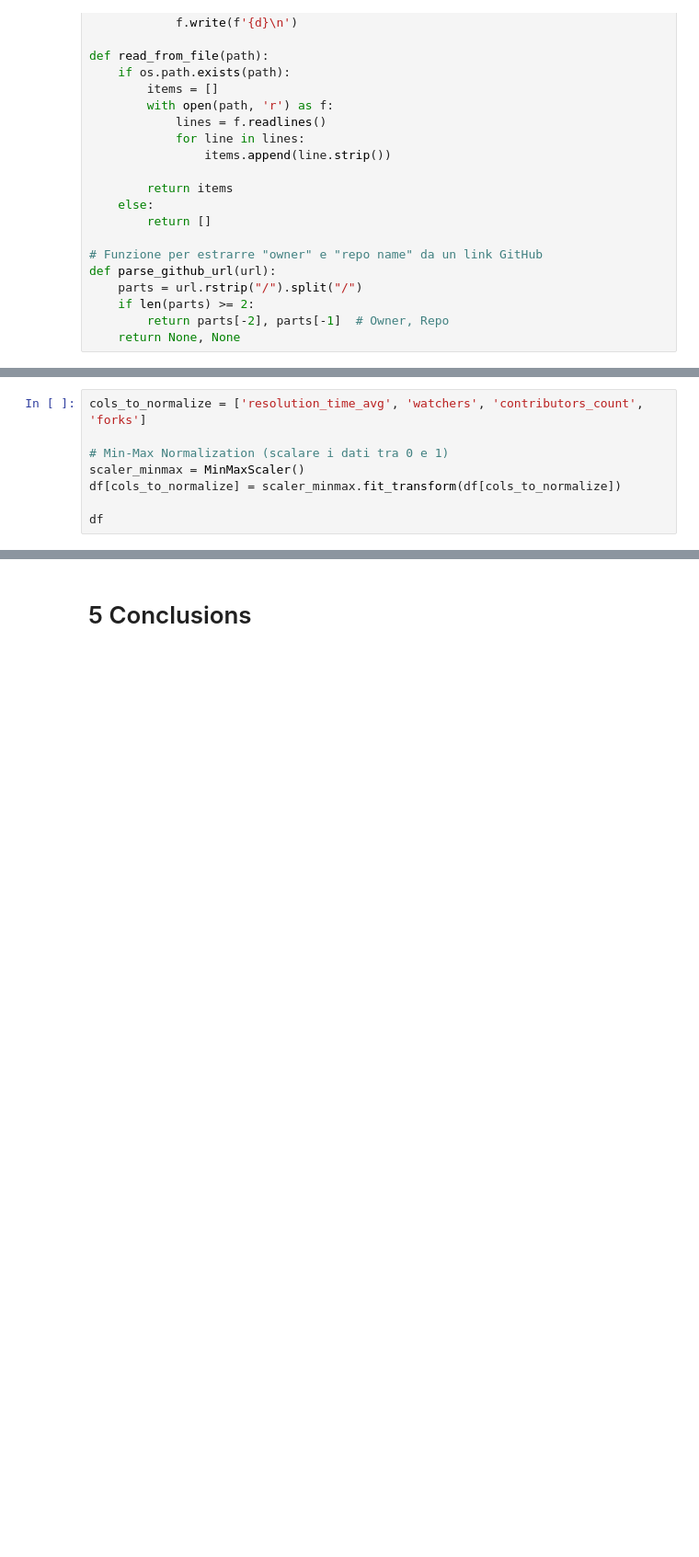
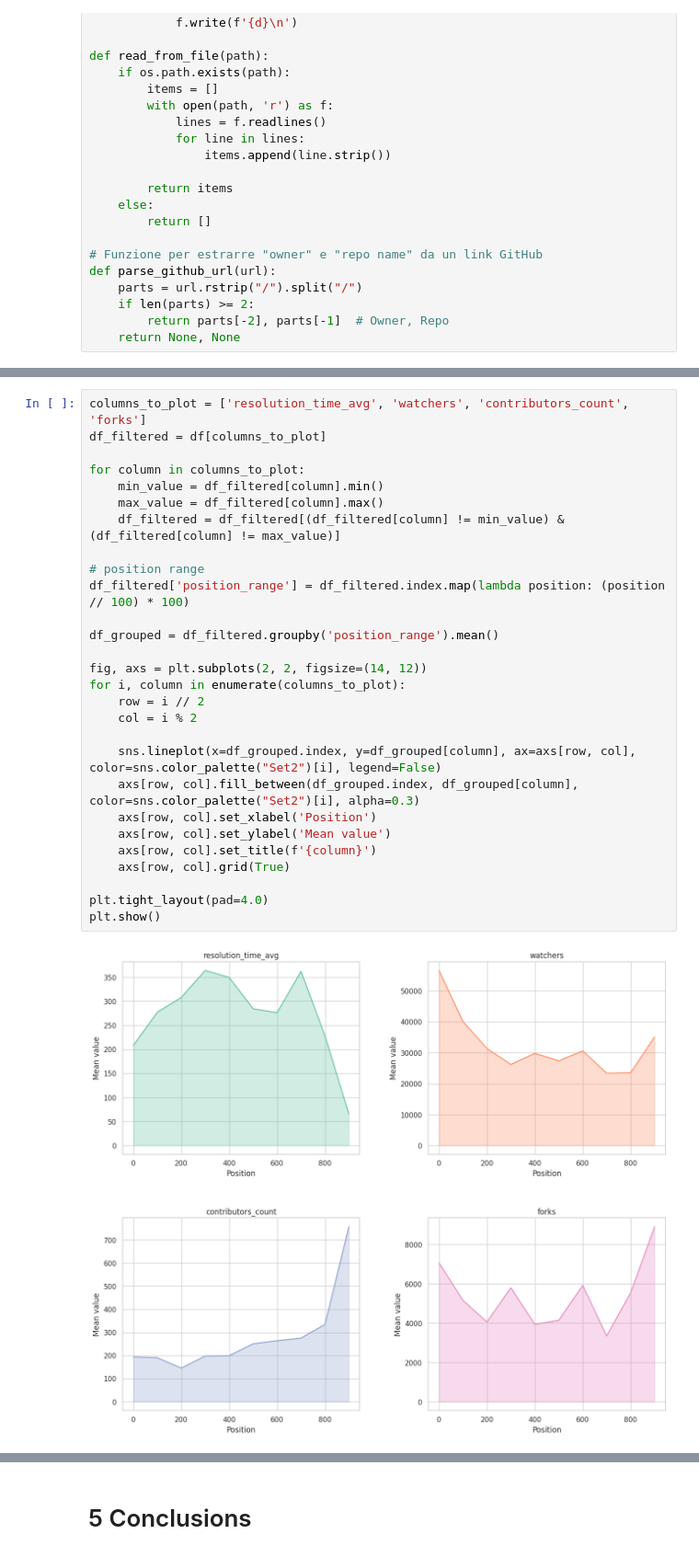
Before and after one commit to Kespers/github-popularity-analysis, a Jupyter notebook: notebook.ipynb, the cells around one changed output, grey strips where cells are left out. Shown at 92% size. Drawn from its saved outputs; the diff is of its cells as text; blank space fills up the shorter version.

```diff
--- a/notebook.ipynb
+++ b/notebook.ipynb
@@ -879,8 +833,0 @@ df
-# %%
-cols_to_normalize = ['resolution_time_avg', 'watchers', 'contributors_count', 'forks']
-
-# Min-Max Normalization (scalare i dati tra 0 e 1)
-scaler_minmax = MinMaxScaler()
-df[cols_to_normalize] = scaler_minmax.fit_transform(df[cols_to_normalize])
-
-df
@@ -919,0 +858,30 @@ df
+# %%
+columns_to_plot = ['resolution_time_avg', 'watchers', 'contributors_count', 'forks']
+df_filtered = df[columns_to_plot]
+
+for column in columns_to_plot:
+    min_value = df_filtered[column].min()
+    max_value = df_filtered[column].max()
+    df_filtered = df_filtered[(df_filtered[column] != min_value) & (df_filtered[column] != max_value)]
+
+# position range
+df_filtered['position_range'] = df_filtered.index.map(lambda position: (position // 100) * 100)
+
+df_grouped = df_filtered.groupby('position_range').mean()
+
+fig, axs = plt.subplots(2, 2, figsize=(14, 12))
+for i, column in enumerate(columns_to_plot):
+    row = i // 2
+    col = i % 2
+
+    sns.lineplot(x=df_grouped.index, y=df_grouped[column], ax=axs[row, col], color=sns.color_palette("Set2")[i], legend=False)
+    axs[row, col].fill_between(df_grouped.index, df_grouped[column], color=sns.color_palette("Set2")[i], alpha=0.3)
+    axs[row, col].set_xlabel('Position')
+    axs[row, col].set_ylabel('Mean value')
+    axs[row, col].set_title(f'{column}')
+    axs[row, col].grid(True)
+
+plt.tight_layout(pad=4.0)
+plt.show()
+# %% [output]
+[figure, added]
```
Also changed, not shown: parts of 87 cells of this notebook, 2 other files.
